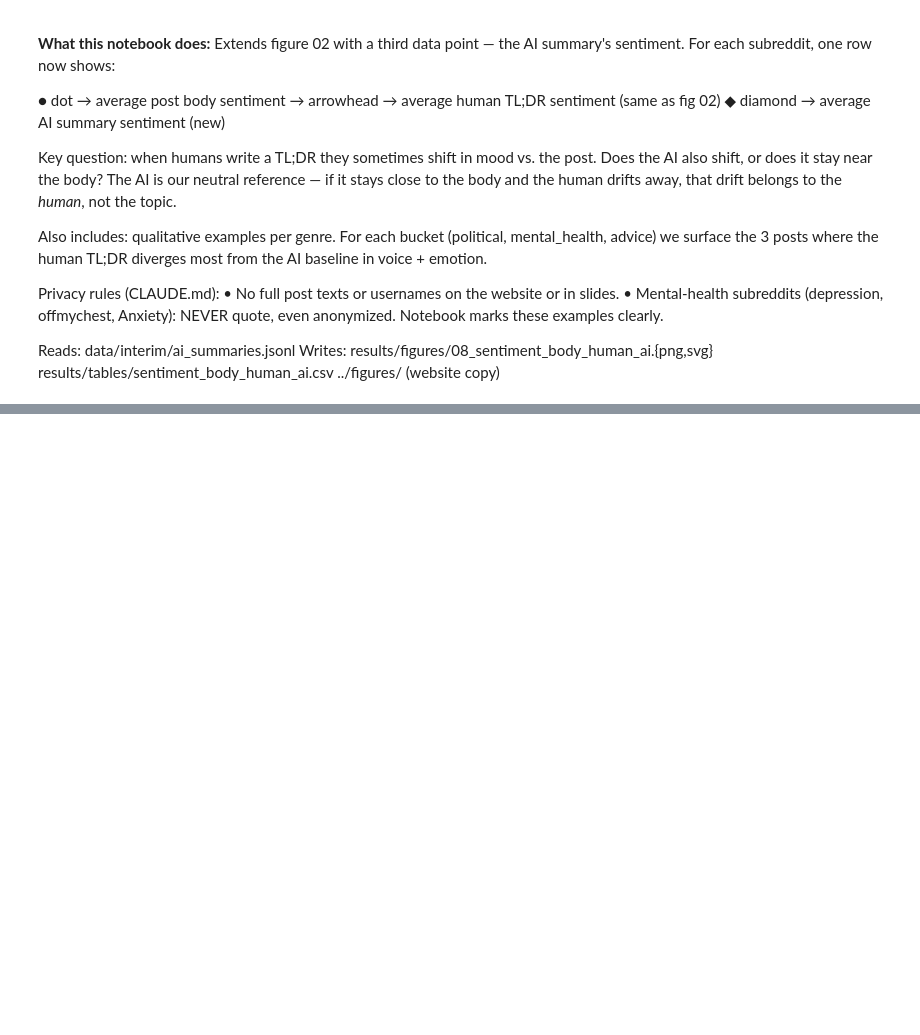
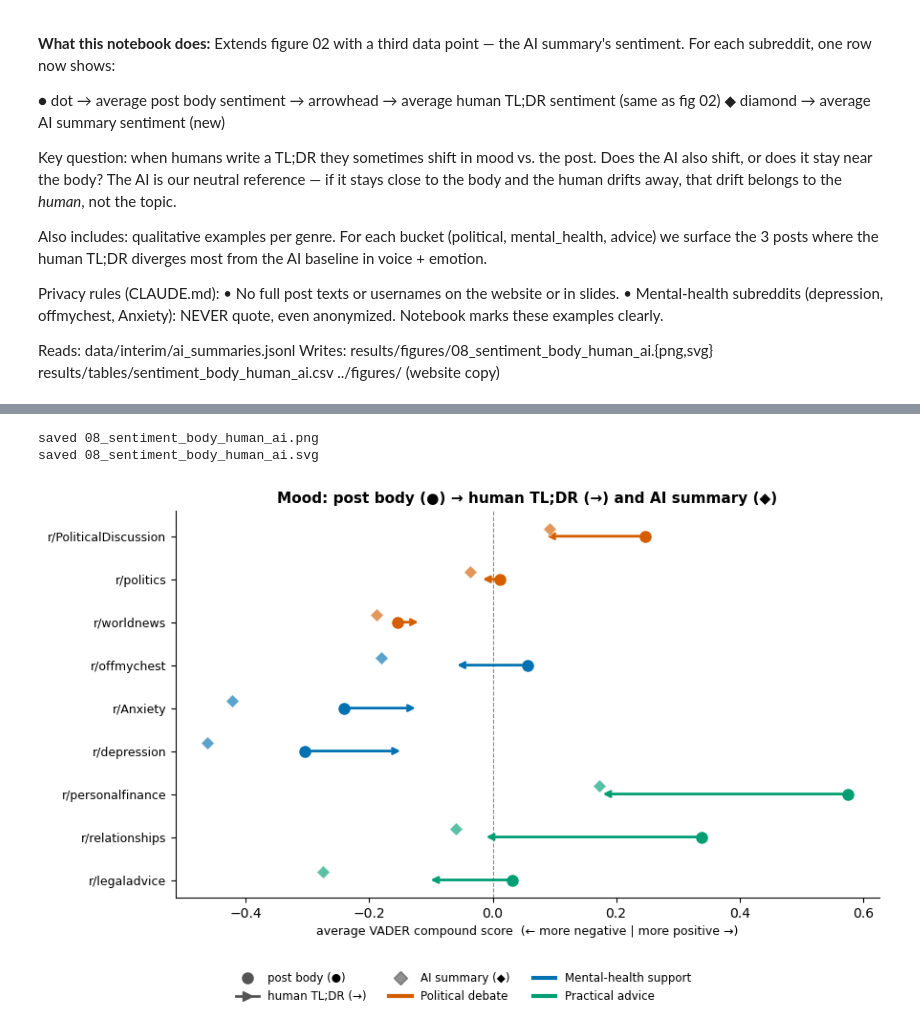
Before and after one commit to kanta1977/document_analysis_project, a Jupyter notebook: code/notebooks/08_sentiment_comparison.ipynb, the cells around one changed output, grey strips where cells are left out. Drawn from its saved outputs; the diff is of its cells as text; code cells hidden in the pictures; blank space fills up the shorter version.

```diff
--- a/code/notebooks/08_sentiment_comparison.ipynb
+++ b/code/notebooks/08_sentiment_comparison.ipynb
@@ -172,46 +214,47 @@ for y, row in enumerate(agg.itertuples()):
     )
     # AI summary diamond (slightly offset upward so it doesn't overlap the arrow)
     ax.plot(row.sent_ai, y + 0.18, "D", color=c, ms=7, alpha=0.65,
             markeredgewidth=0.8, markeredgecolor="white", zorder=4)
 
 ax.set_yticks(range(len(agg)))
 ax.set_yticklabels("r/" + agg["subreddit"], fontsize=9)
 ax.axvline(0, color="#888", lw=0.8, ls="--")
 ax.set_xlabel("average VADER compound score  (← more negative | more positive →)", fontsize=9)
 ax.set_title(
     "Mood: post body (●) → human TL;DR (→) and AI summary (◆)",
     fontweight="bold", fontsize=11,
 )
 
 # custom legend
 shape_handles = [
-    plt.Line2D([0], [0], marker="o", color="#555", ms=8, ls="",
-               label="post body (●)"),
-    plt.Line2D([0], [0], color="#555", lw=2, marker=">", ms=7,
-               label="human TL;DR (arrowhead)"),
-    plt.Line2D([0], [0], marker="D", color="#555", ms=7, ls="",
-               alpha=0.65, label="AI summary (◆)"),
+    plt.Line2D([0],[0], marker="o", color="#555", ms=8, ls="", label="post body (●)"),
+    plt.Line2D([0],[0], color="#555", lw=2, marker=">", ms=7, label="human TL;DR (→)"),
+    plt.Line2D([0],[0], marker="D", color="#555", ms=7, ls="", alpha=0.65, label="AI summary (◆)"),
 ]
 color_handles = [
-    plt.Line2D([], [], color=COLORS[b], lw=3, label=BUCKET_LABEL[b])
-    for b in ORDER
+    plt.Line2D([], [], color=COLORS[b], lw=3, label=BUCKET_LABEL[b]) for b in ORDER
 ]
-ax.legend(
+fig.legend(
     handles=shape_handles + color_handles,
-    frameon=False, fontsize=8, loc="lower right", ncol=1,
+    loc="lower center", ncol=3, fontsize=8.5, frameon=False,
+    bbox_to_anchor=(0.5, -0.02),
 )
-ax.spines[["top", "right"]].set_visible(False)
+ax.spines[["top","right"]].set_visible(False)
 fig.tight_layout()
+fig.subplots_adjust(bottom=0.2)
 
 for ext in ["png", "svg"]:
     path = FIG / f"08_sentiment_body_human_ai.{ext}"
     kw = dict(bbox_inches="tight")
-    if ext == "png":
-        kw["dpi"] = 200
+    if ext == "png": kw["dpi"] = 200
     fig.savefig(path, **kw)
     print(f"saved {path.name}")
 
 plt.show()
+# %% [output]
+saved 08_sentiment_body_human_ai.png
+saved 08_sentiment_body_human_ai.svg
+[figure, added]
 # %%
 import shutil
 
```
Also changed, not shown: parts of 7 cells of this notebook, 16 other files.
